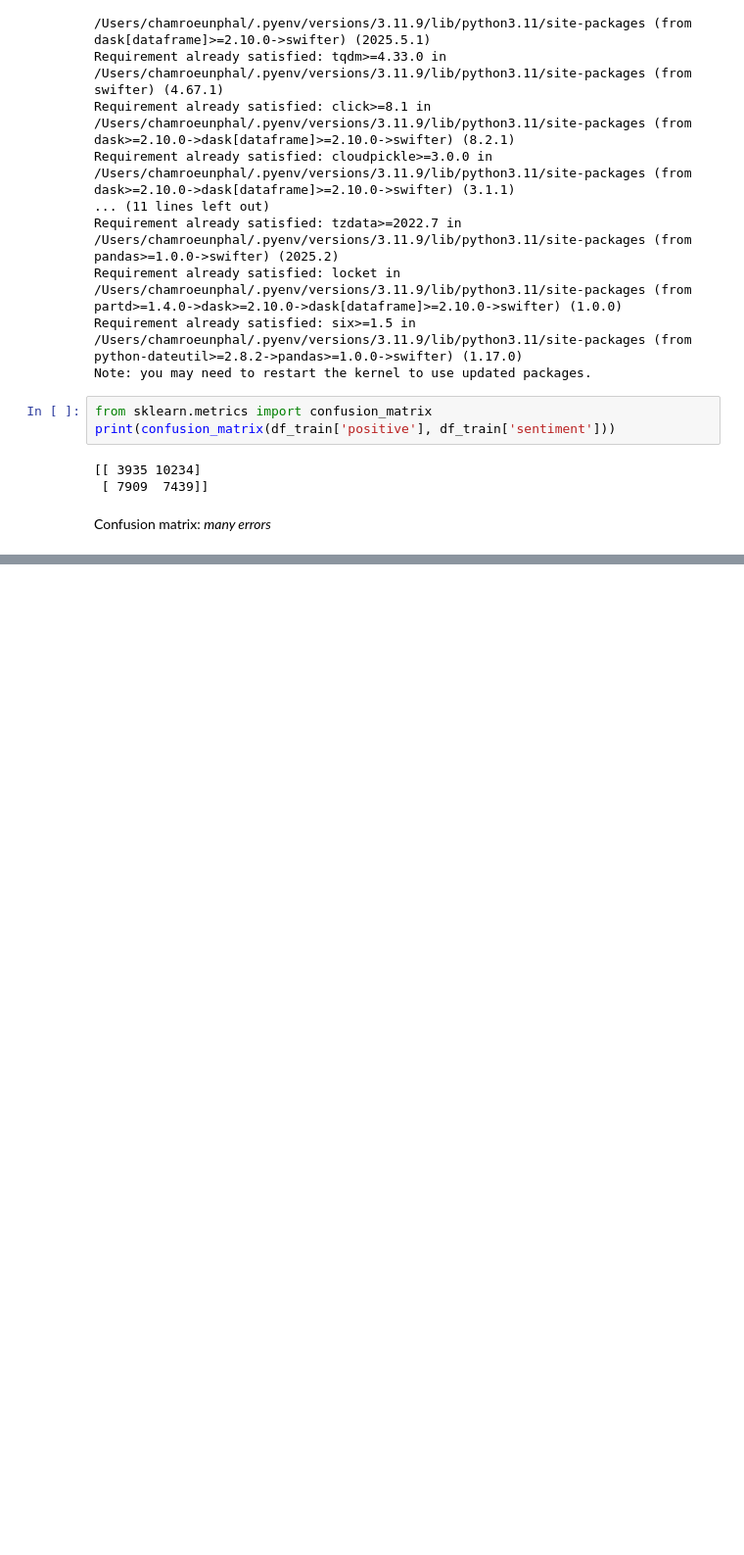
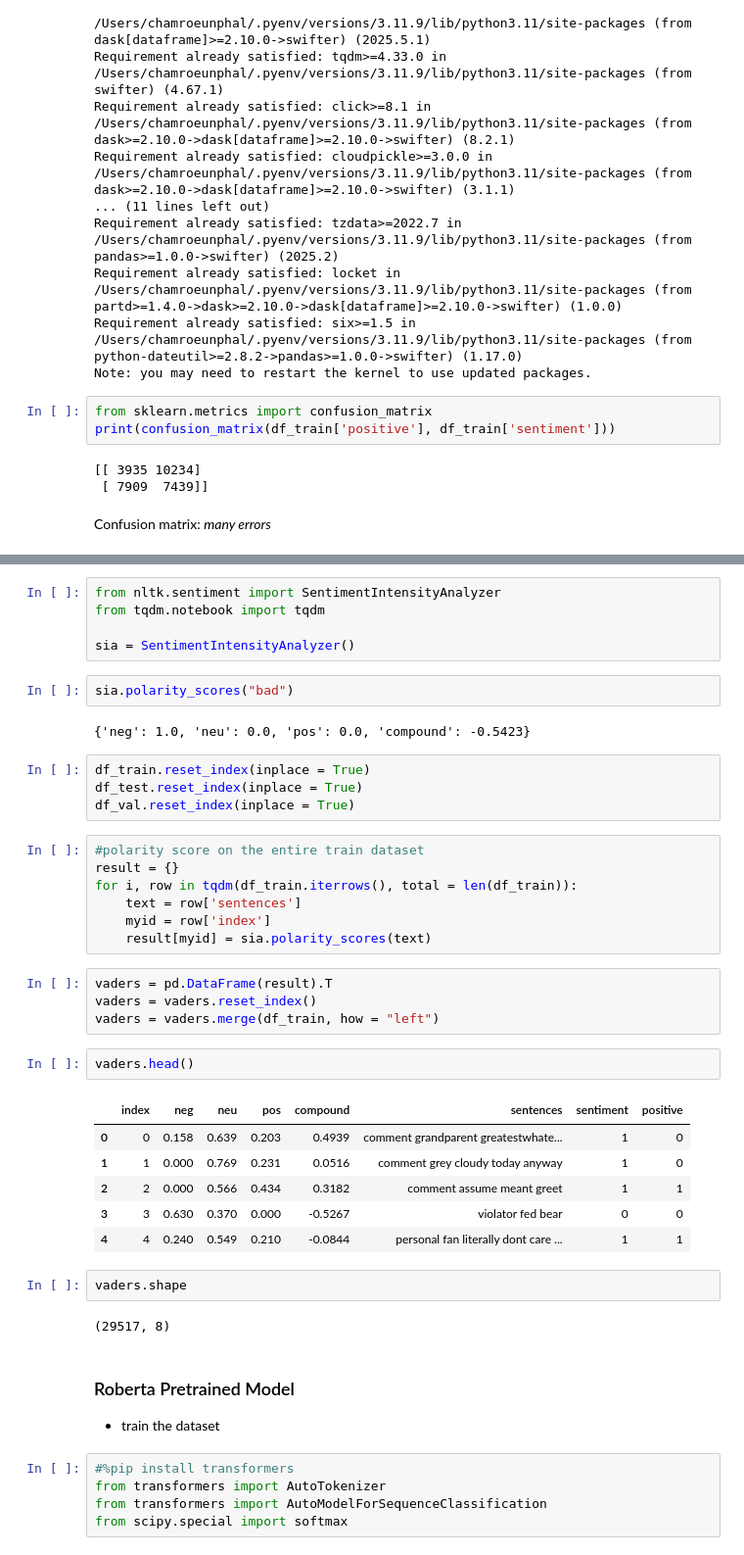
Before and after one commit to PhalHuon/arg_mining, a Jupyter notebook: ml_algorithms/ML/machine_learning.ipynb, the cells around one changed output, grey strips where cells are left out. Shown: that part at 98% size. Drawn from its saved outputs; the diff is of its cells as text; blank space fills up the shorter version.

```diff
--- a/ml_algorithms/ML/machine_learning.ipynb
+++ b/ml_algorithms/ML/machine_learning.ipynb
@@ -301,0 +288,46 @@ confusion matrix: *need to improve this unrealistic confusion matrix*
+# %%
+from nltk.sentiment import SentimentIntensityAnalyzer
+from tqdm.notebook import tqdm
+
+sia = SentimentIntensityAnalyzer()
+# %%
+sia.polarity_scores("bad")
+# %% [output]
+{'neg': 1.0, 'neu': 0.0, 'pos': 0.0, 'compound': -0.5423}
+# %%
+df_train.reset_index(inplace = True)
+df_test.reset_index(inplace = True)
+df_val.reset_index(inplace = True)
+# %%
+#polarity score on the entire train dataset
+result = {}
+for i, row in tqdm(df_train.iterrows(), total = len(df_train)):
+    text = row['sentences']
+    myid = row['index']
+    result[myid] = sia.polarity_scores(text)
+# %%
+vaders = pd.DataFrame(result).T
+vaders = vaders.reset_index()
+vaders = vaders.merge(df_train, how = "left")
+# %%
+vaders.head()
+# %% [output]
+|  | index | neg | neu | pos | compound | sentences | sentiment | positive |
+| 0 | 0 | 0.158 | 0.639 | 0.203 | 0.4939 | comment grandparent greatestwhate... | 1 | 0 |
+| 1 | 1 | 0.000 | 0.769 | 0.231 | 0.0516 | comment grey cloudy today anyway | 1 | 0 |
+| 2 | 2 | 0.000 | 0.566 | 0.434 | 0.3182 | comment assume meant greet | 1 | 1 |
+| 3 | 3 | 0.630 | 0.370 | 0.000 | -0.5267 | violator fed bear | 0 | 0 |
+| 4 | 4 | 0.240 | 0.549 | 0.210 | -0.0844 | personal fan literally dont care ... | 1 | 1 |
+# %%
+vaders.shape
+# %% [output]
+(29517, 8)
+# %% [markdown]
+### Roberta Pretrained Model
+
+* train the dataset
+# %%
+#%pip install transformers
+from transformers import AutoTokenizer
+from transformers import AutoModelForSequenceClassification
+from scipy.special import softmax
```
Also changed, not shown: parts of 8 cells of this notebook, 1 other file.
